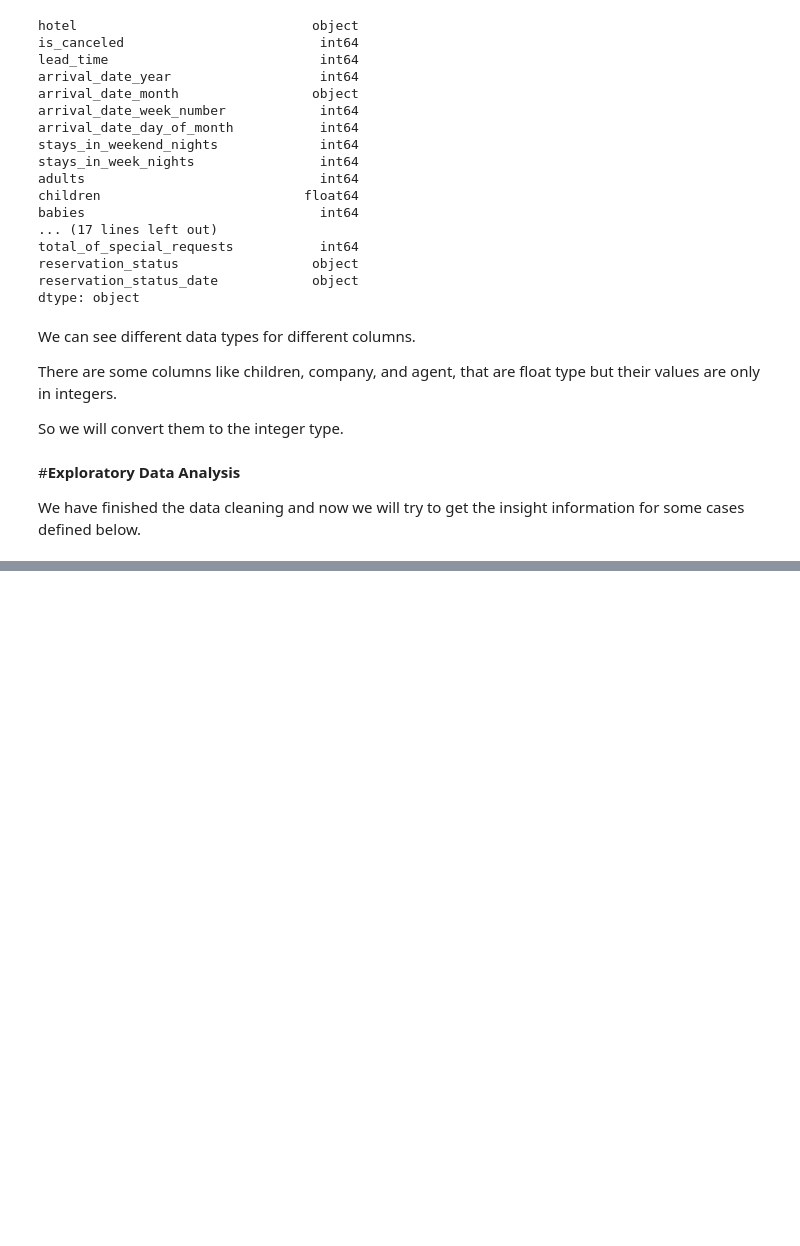
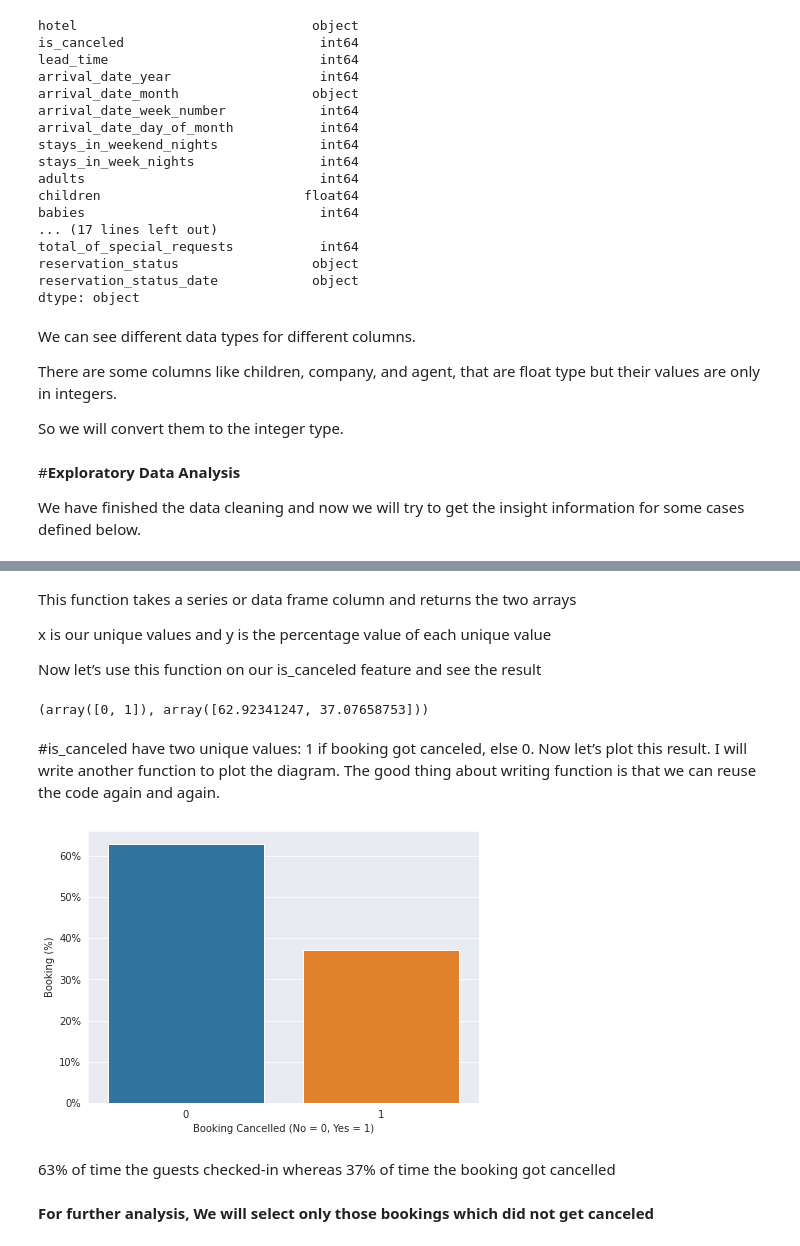
Before and after one commit to DeepakMotiani/Hotel-booking-analysis-EDA-capstone-, a Jupyter notebook: Hotel_Booking_Analysis_[EDA]_Capstone_Project.ipynb, the cells around one changed output, grey strips where cells are left out. Saved outputs shown, nothing was run; the diff lists cells and outputs as text; code cells hidden in the pictures; blank space fills up the shorter version.

```diff
--- a/Hotel_Booking_Analysis_[EDA]_Capstone_Project.ipynb
+++ b/Hotel_Booking_Analysis_[EDA]_Capstone_Project.ipynb
@@ -161,0 +187,15 @@ We have finished the data cleaning and now we will try to get the insight inform
+# %% [markdown]
+This function takes a series or data frame column and returns the two arrays
+
+x is our unique values and
+y is the percentage value of each unique value
+
+Now let’s use this function on our is_canceled feature and see the result
+# %%
+x,y = get_count(df['is_canceled'])
+x,y
+# %% [output]
+(array([0, 1]), array([62.92341247, 37.07658753]))
+# %% [markdown]
+#is_canceled have two unique values: 1 if booking got canceled, else 0.
+Now let’s plot this result. I will write another function to plot the diagram. The good thing about writing function is that we can reuse the code again and again.
@@ -161,0 +206,47 @@ We have finished the data cleaning and now we will try to get the insight inform
+# %%
+def plot(x, y, x_label=None,y_label=None, title=None, figsize=(7,5), type='bar'):
+
+    '''
+    INPUT:
+        x:        Array containing values for x-axis
+        y:        Array containing values for y-axis
+        x_label:  String value for x-axis label
+        y_label:  String value for y-axis label
+        title:    String value for plot title
+        figsize:  tuple value, for figure size
+        type:     type of plot (default is bar plot)
+
+    OUTPUT:
+        Display the plot
+    '''
+
+    sns.set_style('darkgrid')
+
+    fig, ax = plt.subplots(figsize=figsize)
+
+    ax.yaxis.set_major_formatter(mtick.PercentFormatter())
+
+    if x_label != None:
+        ax.set_xlabel(x_label)
+
+    if y_label != None:
+        ax.set_ylabel(y_label)
+
+    if title != None:
+        ax.set_title(title)
+
+    if type == 'bar':
+        sns.barplot(x,y, ax = ax)
+    elif type == 'line':
+        sns.lineplot(x,y, ax = ax, sort=False)
+
+
+    plt.show()
+# %%
+plot(x,y, x_label='Booking Cancelled (No = 0, Yes = 1)', y_label='Booking (%)')
+# %% [output]
+[figure, added]
+# %% [markdown]
+ 63% of time the guests checked-in whereas 37% of time the booking got cancelled
+# %% [markdown]
+<b>For further analysis, We will select only those bookings which did not get canceled
```
Also changed, not shown: parts of 4 cells of this notebook.
